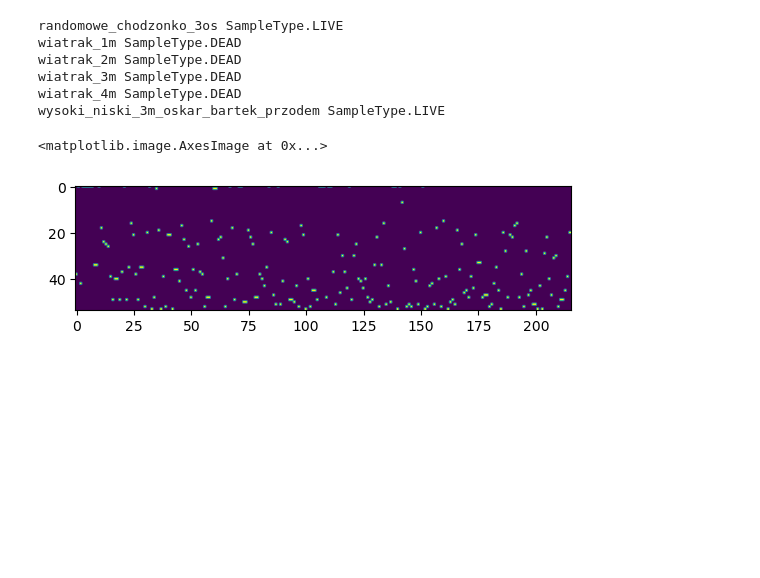
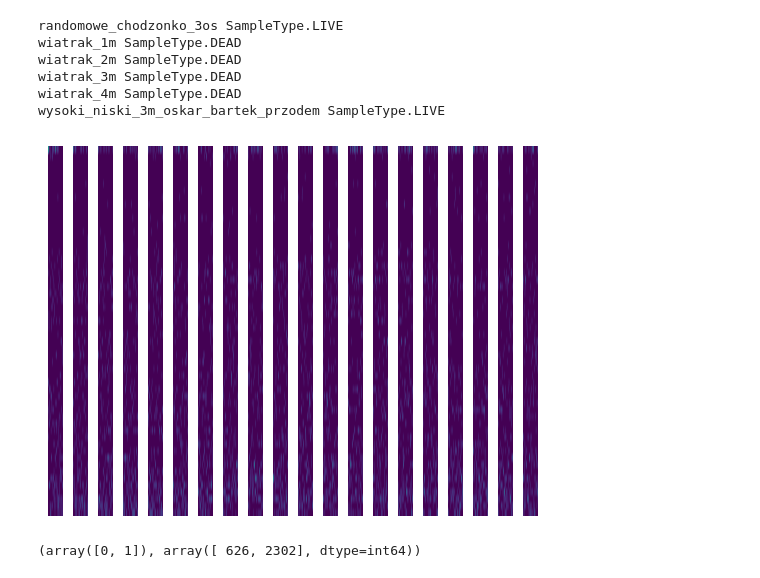
Before and after one commit to Norceis/radar-project, a Jupyter notebook: notebooks/slices_dataset.ipynb, the cells around one changed output. Drawn from its saved outputs; the diff is of its cells as text; code cells hidden in the pictures; blank space fills up the shorter version.

```diff
--- a/notebooks/slices_dataset.ipynb
+++ b/notebooks/slices_dataset.ipynb
@@ -94,10 +94,21 @@ import pickle
 with open('data_slices2.pickle', 'wb') as f:
     pickle.dump((con, labels), f)
 # %%
+import pickle
+
 import matplotlib.pyplot as plt
-with open('data_slices2.pickle', 'rb') as f:
+with open('../data/data_slices2.pickle', 'rb') as f:
     con2, labels2 = pickle.load(f)
-plt.imshow(con2[0])
+
+fig, axs = plt.subplots(1, 20)
+
+for x in range(20):
+    axs[x].imshow(con2[x], aspect=100)
+    axs[x].axis('off')
+plt.show()
 # %% [output]
-<matplotlib.image.AxesImage at 0x...>
-[figure, old version]
+[figure, new version]
+# %%
+np.unique(labels, return_counts=True)
+# %% [output]
+(array([0, 1]), array([ 626, 2302], dtype=int64))
```
Also changed, not shown: parts of 2 cells of this notebook, 4 other files.
